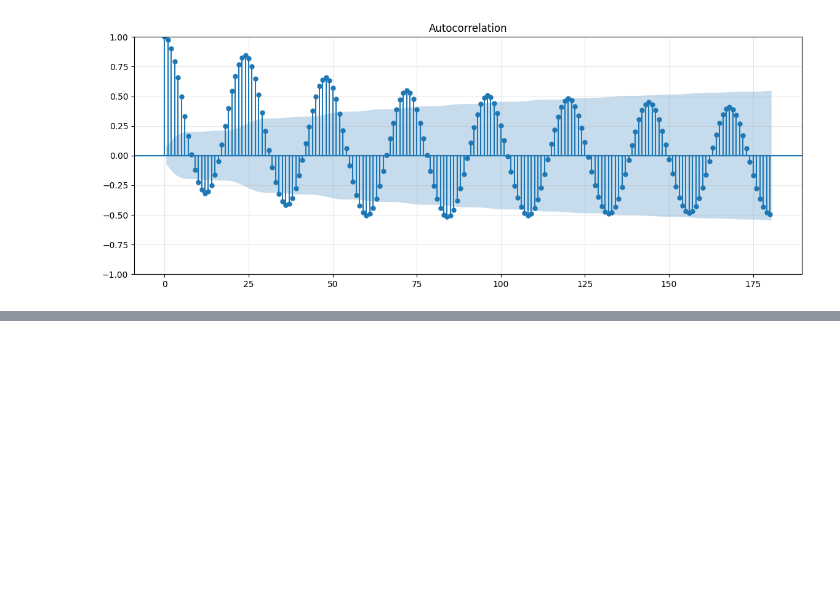
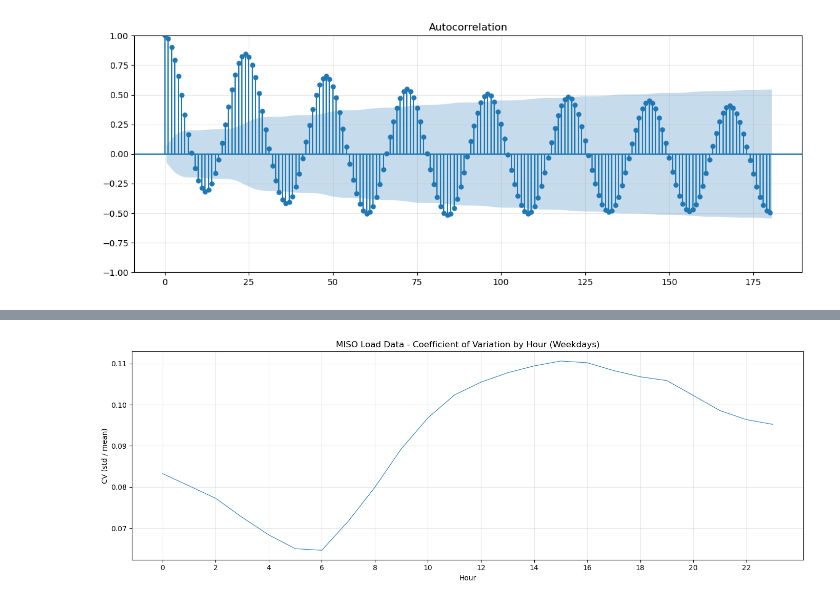
Before and after one commit to sethpoindexter/energy-load-forecaster, a Jupyter notebook: backend/notebooks/01_eda.ipynb, the cells around one changed output, grey strips where cells are left out. Saved outputs shown, nothing was run; the diff lists cells and outputs as text; code cells hidden in the pictures; blank space fills up the shorter version.

```diff
--- a/backend/notebooks/01_eda.ipynb
+++ b/backend/notebooks/01_eda.ipynb
@@ -199,0 +229,19 @@ The PACF chart shows which lags are valuable to predicting a future load value.
+# %%
+# Coefficient of variation by hour, weekdays
+weekday_stats = (
+    df[df.index.dayofweek < 5]
+    .groupby("hour")["load_mw"]
+    .agg(["mean", "std"])
+)
+weekday_stats["cv"] = weekday_stats["std"] / weekday_stats["mean"]
+
+fig, ax = plt.subplots()
+ax.plot(weekday_stats.index, weekday_stats["cv"], linewidth=0.8)
+ax.set_title("MISO Load Data - Coefficient of Variation by Hour (Weekdays)")
+ax.set_xlabel("Hour")
+ax.set_ylabel("CV (std / mean)")
+ax.set_xticks(range(0, 24, 2))
+plt.tight_layout()
+plt.show()
+# %% [output]
+[figure, added]
```
Also changed, not shown: parts of 11 cells of this notebook.
